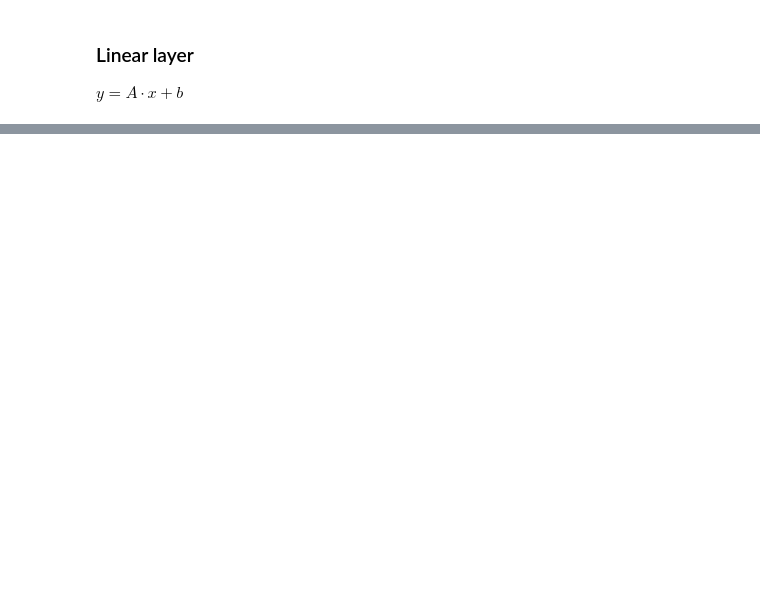
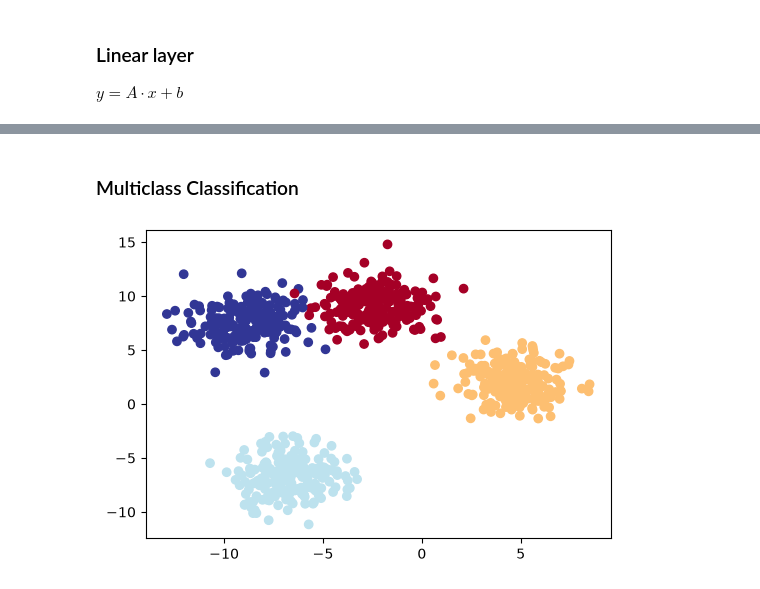
Before and after one commit to giacomoscanavini/data_science_notebooks, a Jupyter notebook: pytorch_review.ipynb, the cells around one changed output, grey strips where cells are left out. Drawn from its saved outputs; the diff is of its cells as text; code cells hidden in the pictures; blank space fills up the shorter version.

```diff
--- a/pytorch_review.ipynb
+++ b/pytorch_review.ipynb
@@ -289,0 +399,25 @@ tensor([0.3032])
+# %% [markdown]
+### Multiclass Classification
+# %%
+from sklearn.datasets import make_blobs
+
+NUM_CLASSES = 4
+NUM_FEATURES = 2
+RANDOM_SEED = 42
+
+X_blob, y_blob = make_blobs(n_samples=1000,
+                            n_features=NUM_FEATURES,
+                            centers=NUM_CLASSES,
+                            cluster_std=1.5,
+                            random_state=RANDOM_SEED)
+
+X = torch.from_numpy(X_blob).type(torch.float)
+y = torch.from_numpy(y_blob).type(torch.LongTensor)
+
+X_train, X_test, y_train, y_test = train_test_split(X, y, test_size=0.2)
+
+fig, ax = plt.subplots(1, 1, figsize=(6, 4))
+ax.scatter(X_train[:, 0], X_train[:, 1], c=y_train, cmap=plt.cm.RdYlBu)
+plt.show()
+# %% [output]
+[figure, added]
```
Also changed, not shown: parts of 21 cells of this notebook.
